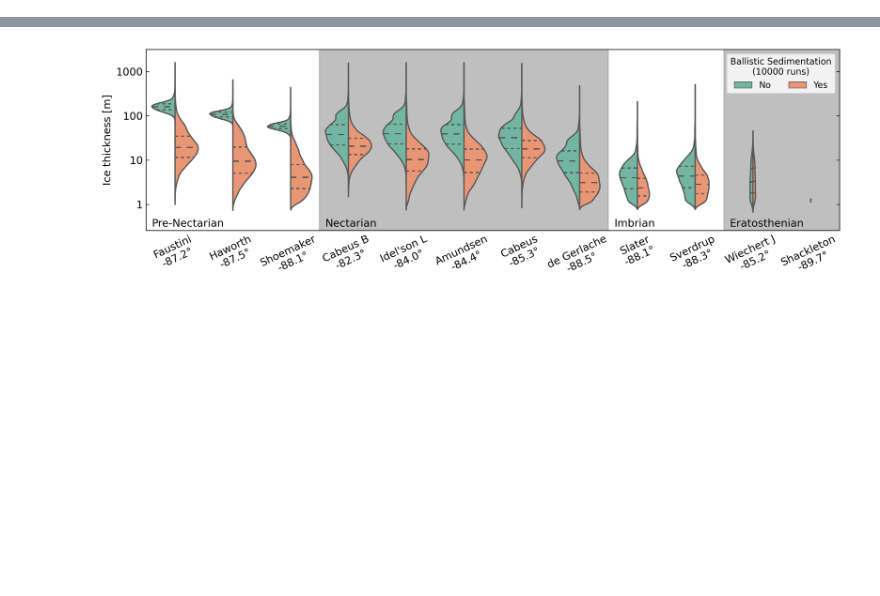
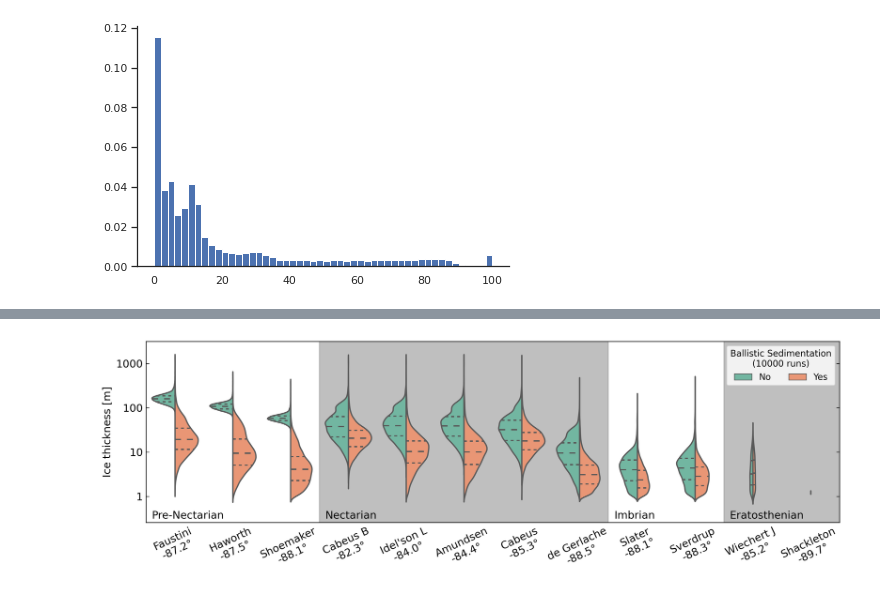
Before and after one commit to cjtu/moonpies, a Jupyter notebook: figure_scripts/aggregated.ipynb, the cells around one changed output, grey strips where cells are left out. Drawn from its saved outputs; the diff is of its cells as text; code cells hidden in the pictures; blank space fills up the shorter version.

```diff
--- a/figure_scripts/aggregated.ipynb
+++ b/figure_scripts/aggregated.ipynb
@@ -54,0 +98,10 @@ labels = [c+f'\n{lat:.1f}°' for c, lat in zip(sort_coldtrap, sort_lat)]
+# %%
+layers_flat['depth_top'] = layers_flat['depth'] - layers_flat['ice']
+df = layers_flat[(layers_flat.bsed==bsed) & (layers_flat.coldtrap==coldtrap)]
+df6 = df[df.depth < 6]
+# df6 = df[(df.depth > 6)&(df.depth < 100)]
+pct = 100*df6.ice / (df6.depth)
+_ = plt.hist(pct[pct>0], bins=50, density=True)
+# plt.xlim(2, 20)
+# %% [output]
+[figure, added]
```
Also changed, not shown: parts of 10 cells of this notebook, 3 other files.
